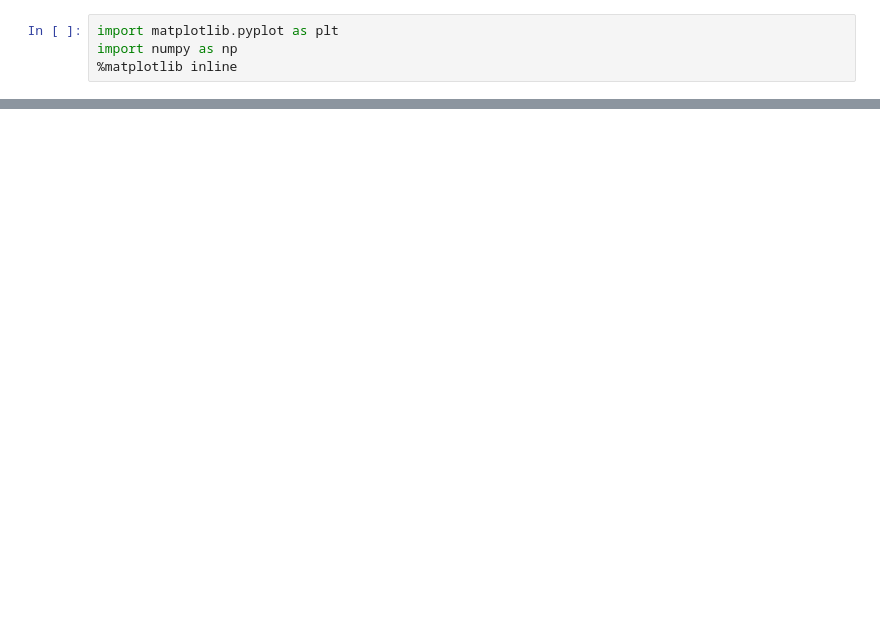
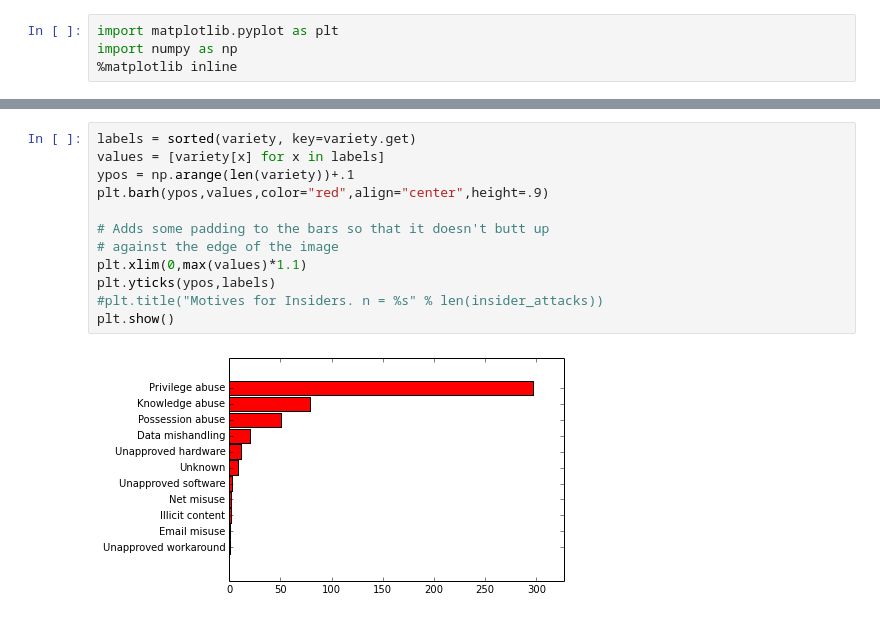
Before and after one commit to krmaxwell/incident-patterns, a Jupyter notebook: Insiders.ipynb, the cells around one changed output, grey strips where cells are left out. Saved outputs shown, nothing was run; the diff lists cells and outputs as text; blank space fills up the shorter version.

```diff
--- a/Insiders.ipynb
+++ b/Insiders.ipynb
@@ -58,0 +89,14 @@ Misuse: 477
+# %%
+labels = sorted(variety, key=variety.get)
+values = [variety[x] for x in labels]
+ypos = np.arange(len(variety))+.1
+plt.barh(ypos,values,color="red",align="center",height=.9)
+
+# Adds some padding to the bars so that it doesn't butt up
+# against the edge of the image
+plt.xlim(0,max(values)*1.1)
+plt.yticks(ypos,labels)
+#plt.title("Motives for Insiders. n = %s" % len(insider_attacks))
+plt.show()
+# %% [output]
+[figure, added]
```
Also changed, not shown: parts of 6 cells of this notebook, 1 other file.
